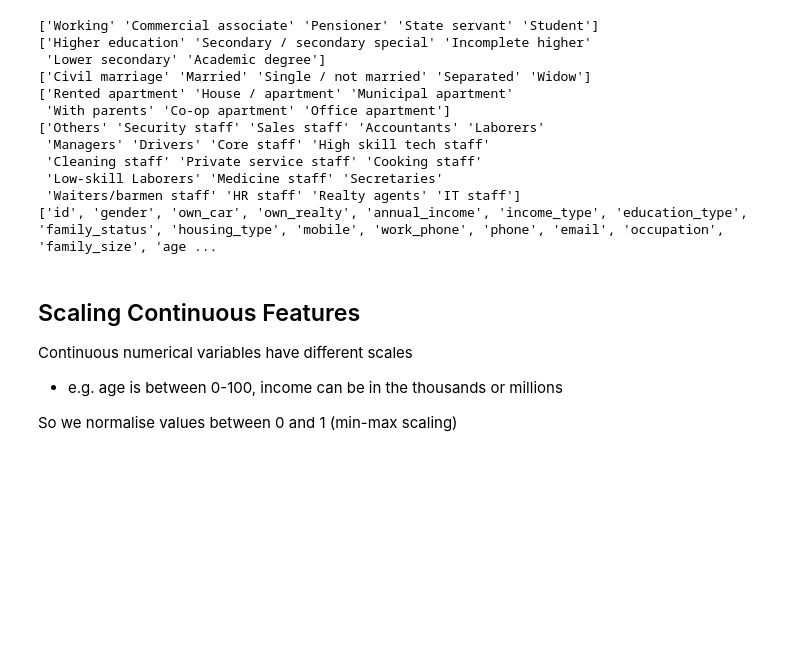
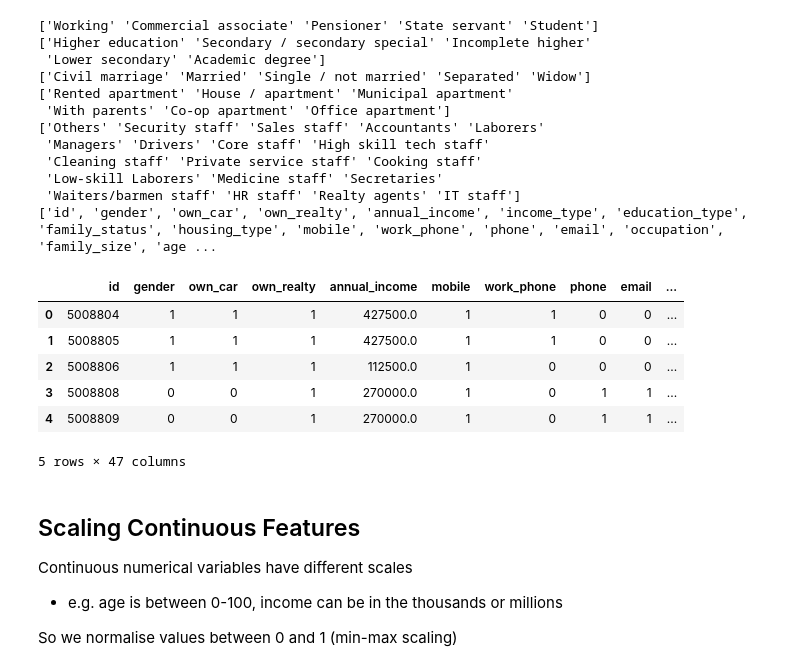
Before and after one commit to ashleytoh/cs3244-project-group-23, a Jupyter notebook: EDA/EDA.ipynb, the cells around one changed output. Saved outputs shown, nothing was run; the diff lists cells and outputs as text; code cells hidden in the pictures; blank space fills up the shorter version.

```diff
--- a/EDA/EDA.ipynb
+++ b/EDA/EDA.ipynb
@@ -160,6 +151,23 @@ print(applications.columns.tolist())
  'Low-skill Laborers' 'Medicine staff' 'Secretaries'
  'Waiters/barmen staff' 'HR staff' 'Realty agents' 'IT staff']
 ['id', 'gender', 'own_car', 'own_realty', 'annual_income', 'income_type', 'education_type', 'family_status', 'housing_type', 'mobile', 'work_phone', 'phone', 'email', 'occupation', 'family_size', 'age ...
+# %%
+# Identify categorical variables
+categorical_cols = ["income_type", "education_type", "family_status", "housing_type", "occupation"]
+
+# Perform One-Hot Encoding
+applications = pd.get_dummies(applications, columns=categorical_cols, drop_first=True)
+
+# Display the first few rows
+applications.head()
+# %% [output]
+|  | id | gender | own_car | own_realty | annual_income | mobile | work_phone | phone | email | ... |
+| 0 | 5008804 | 1 | 1 | 1 | 427500.0 | 1 | 1 | 0 | 0 | ... |
+| 1 | 5008805 | 1 | 1 | 1 | 427500.0 | 1 | 1 | 0 | 0 | ... |
+| 2 | 5008806 | 1 | 1 | 1 | 112500.0 | 1 | 0 | 0 | 0 | ... |
+| 3 | 5008808 | 0 | 0 | 1 | 270000.0 | 1 | 0 | 1 | 1 | ... |
+| 4 | 5008809 | 0 | 0 | 1 | 270000.0 | 1 | 0 | 1 | 1 | ... |
+5 rows × 47 columns
 # %% [markdown]
 ## Scaling Continuous Features
 Continuous numerical variables have different scales
```
Also changed, not shown: parts of 9 cells of this notebook, 2 other files.
